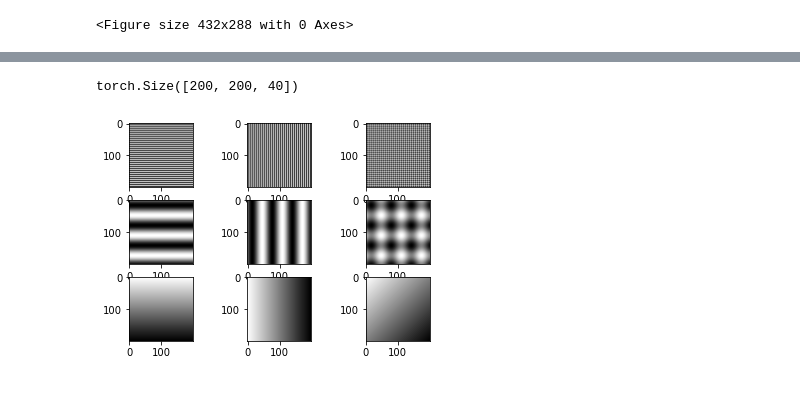
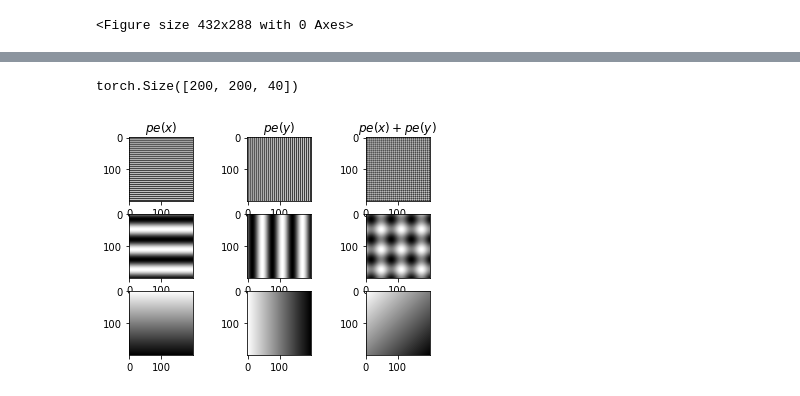
Before and after one commit to ArnaudPannatier/nml-project, a Jupyter notebook: windgraph/posemb.ipynb, the cells around one changed output, grey strips where cells are left out. Drawn from its saved outputs; the diff is of its cells as text; code cells hidden in the pictures.

Commit message:
Posenc.

```diff
--- a/windgraph/posemb.ipynb
+++ b/windgraph/posemb.ipynb
@@ -26,13 +26,18 @@ X,Y = torch.meshgrid(x,x,indexing="ij")
 # %%
 fig, axs= plt.subplots(3,3)
 
 pe_x, pe_y = pe(X), pe(Y)
 print(pe_x.shape)
 
 for ax, idx in zip(axs,[0,11,-1]):
     ax[0].imshow(pe_x[...,idx])
     ax[1].imshow(pe_y[...,idx])
     ax[2].imshow(pe_x[...,idx]+pe_y[...,idx])
+
+axs[0,0].set_title("$pe(x)$")
+axs[0,1].set_title("$pe(y)$")
+axs[0,2].set_title("$pe(x)+pe(y)$")
+plt.savefig("posenc.pdf")
 # %% [output]
 torch.Size([200, 200, 40])
-[figure, old version]
+[figure, new version]
```
Also changed, not shown: parts of 1 cell of this notebook.
